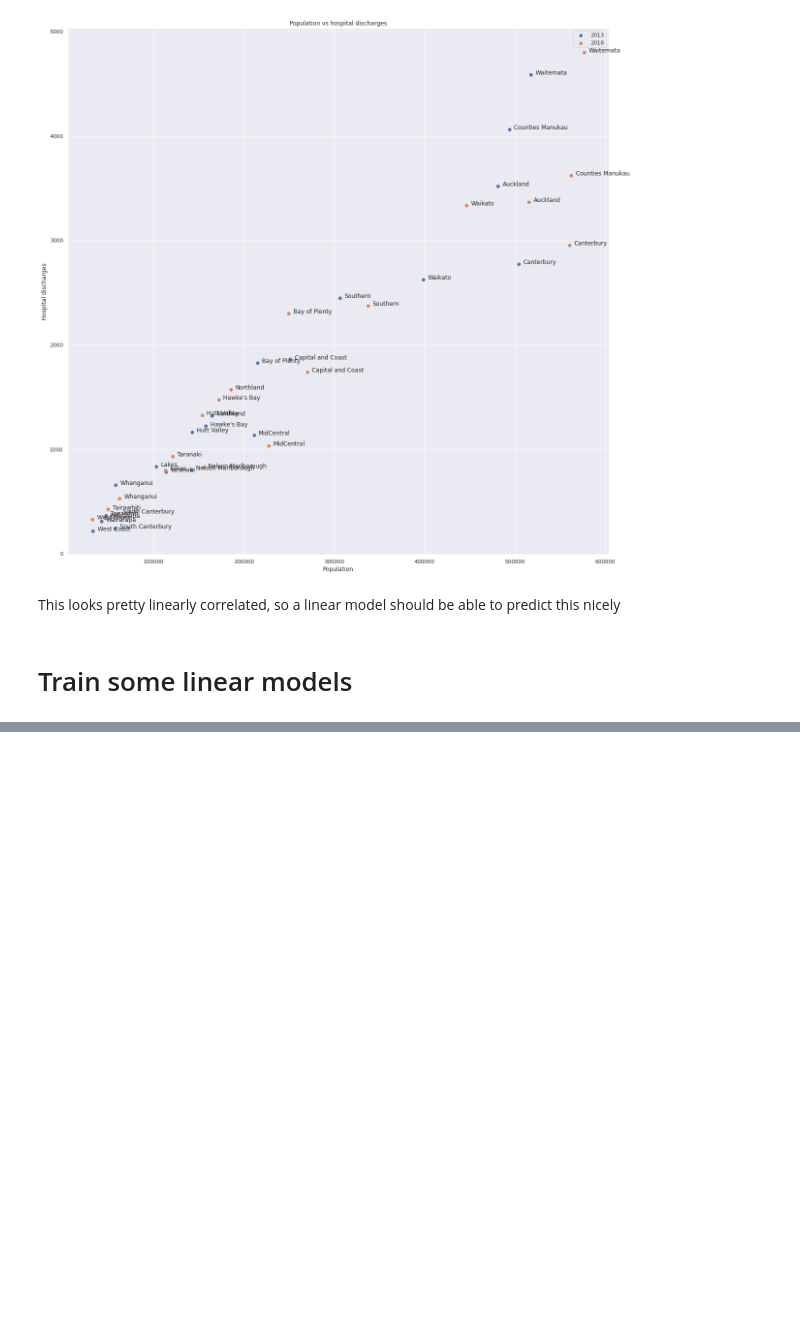
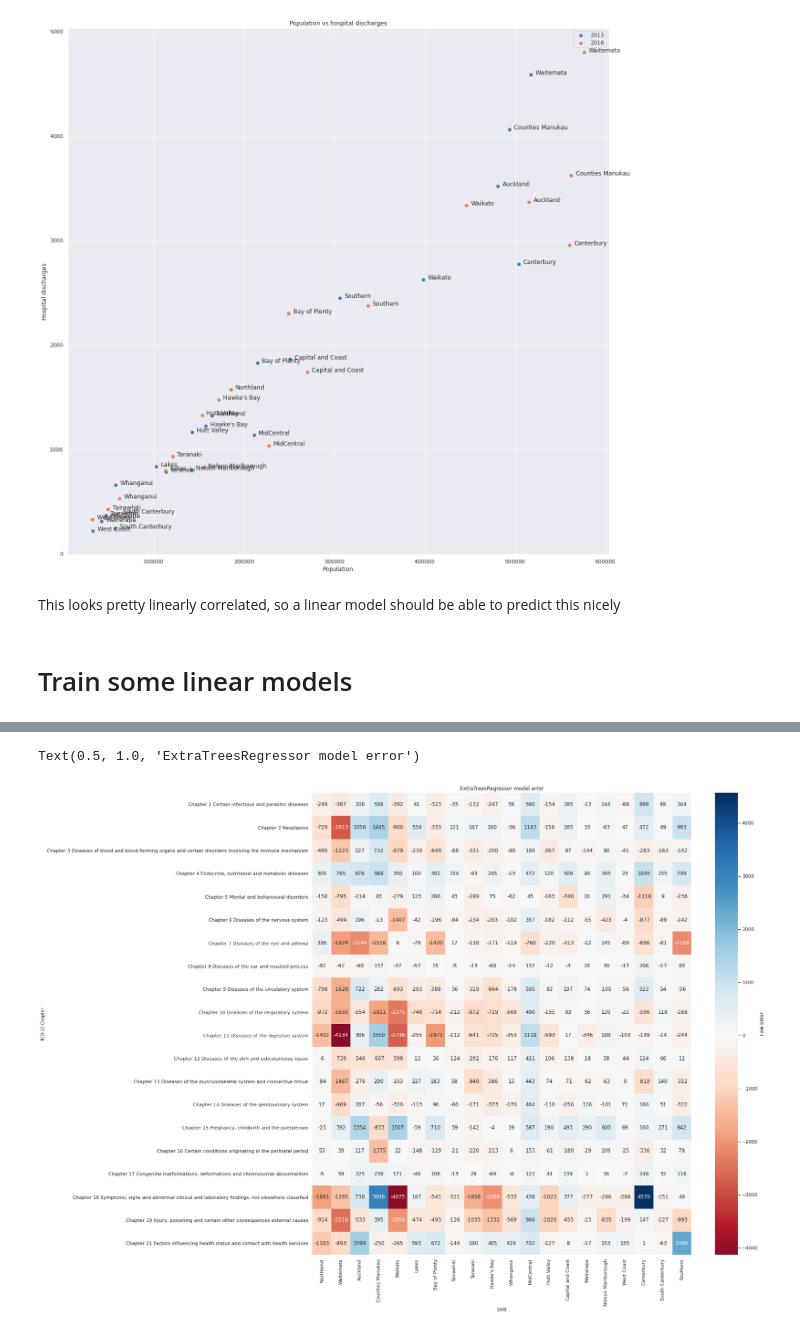
Before and after one commit to UoA-eResearch/hospitals_nz, a Jupyter notebook: train.ipynb, the cells around one changed output, grey strips where cells are left out. Saved outputs shown, nothing was run; the diff lists cells and outputs as text; code cells hidden in the pictures; blank space fills up the shorter version.

```diff
--- a/train.ipynb
+++ b/train.ipynb
@@ -744,0 +783,14 @@ Text(156.49999999999997, 0.5, 'ICD-10 Chapter')
+# %%
+err = pred - y_test
+seaborn.heatmap(err.T,
+                center=0,
+                cmap="RdBu",
+                annot=True,
+                fmt=".0f",
+                cbar_kws={'label': 'raw error'})
+plt.xlabel('DHB', fontsize=10)
+plt.ylabel('ICD-10 Chapter', fontsize=10)
+plt.title("ExtraTreesRegressor model error")
+# %% [output]
+Text(0.5, 1.0, 'ExtraTreesRegressor model error')
+[figure, added]
```
Also changed, not shown: parts of 30 cells of this notebook, 2 other files.
